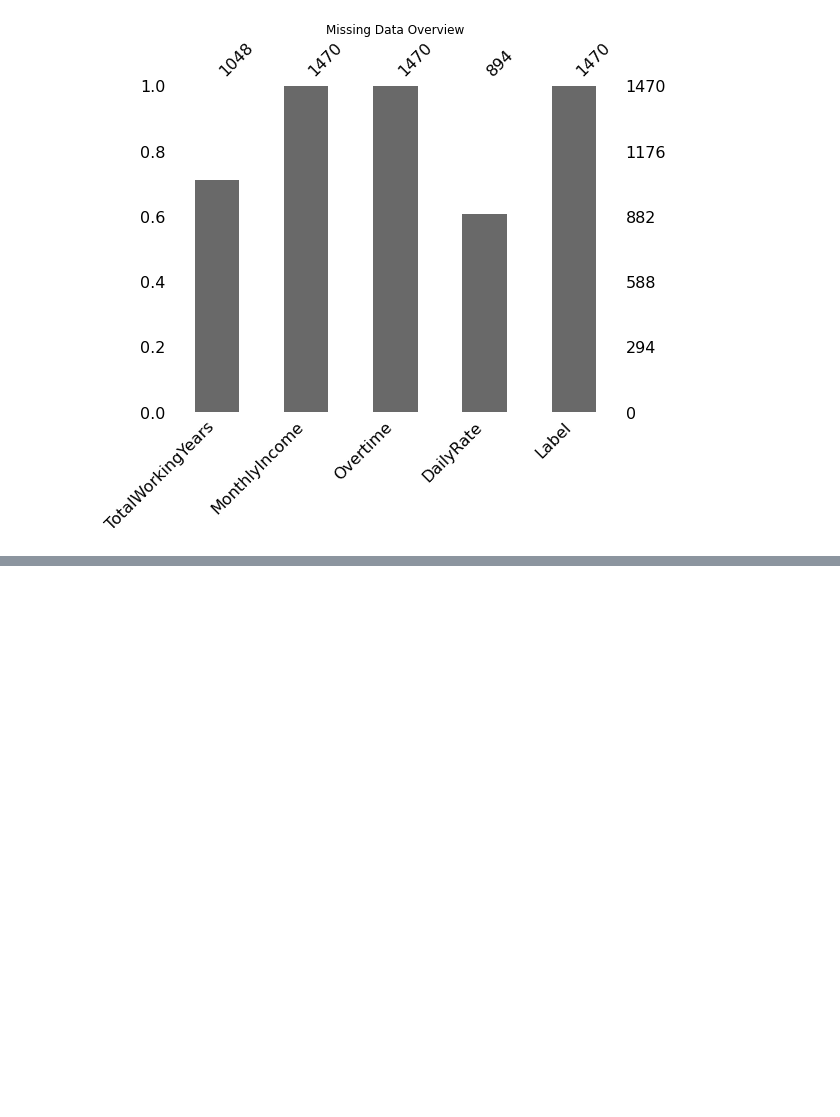
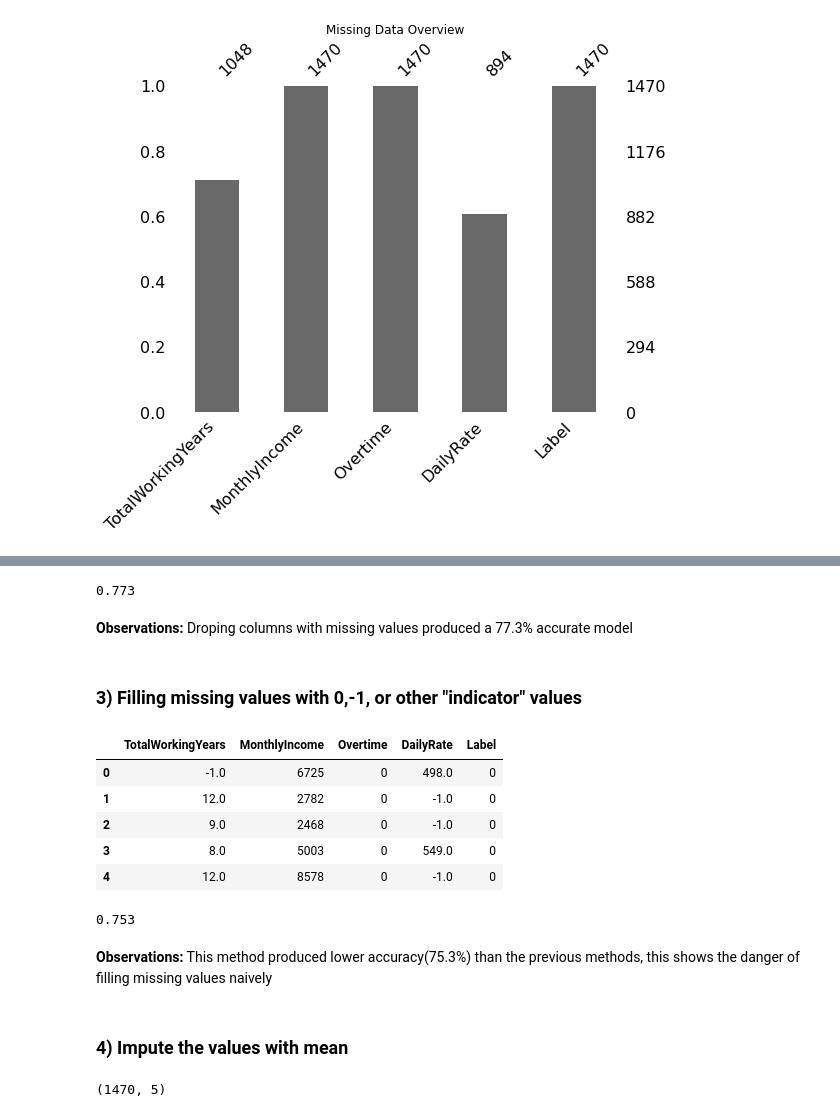
Before and after one commit to cyberholics/handling_missing_data, a Jupyter notebook: handling missing data .ipynb, the cells around one changed output, grey strips where cells are left out. Cells and saved outputs as stored; diff of their text form; code cells hidden in the pictures; blank space fills up the shorter version.

```diff
--- a/handling missing data .ipynb
+++ b/handling missing data .ipynb
@@ -71,0 +115,33 @@ Note: you may need to restart the kernel to use updated packages.
+# %%
+build_model(df_drop_col)
+# %% [output]
+0.773
+# %% [markdown]
+**Observations:** Droping columns with missing values produced a 77.3% accurate model
+# %% [markdown]
+### 3) Filling missing values with 0,-1, or other "indicator" values
+# %%
+df_sentinel=df.fillna(value=-1) #used -1 because the dataset contains non negative values, -1 is good indicator of missing values
+# %%
+df_sentinel.head()
+# %% [output]
+|  | TotalWorkingYears | MonthlyIncome | Overtime | DailyRate | Label |
+| 0 | -1.0 | 6725 | 0 | 498.0 | 0 |
+| 1 | 12.0 | 2782 | 0 | -1.0 | 0 |
+| 2 | 9.0 | 2468 | 0 | -1.0 | 0 |
+| 3 | 8.0 | 5003 | 0 | 549.0 | 0 |
+| 4 | 12.0 | 8578 | 0 | -1.0 | 0 |
+# %%
+build_model(df_sentinel)
+# %% [output]
+0.753
+# %% [markdown]
+**Observations:** This method produced lower accuracy(75.3%) than the previous methods, this shows the danger of  filling missing values naively
+# %% [markdown]
+### 4) Impute the values with mean
+# %%
+imp = SimpleImputer(strategy="mean")
+df_imputed = pd.DataFrame(imp.fit_transform(df), columns=["TotalWorkingYears", "MonthlyIncome", "Overtime", "DailyRate", "Label"])
+df_imputed.shape
+# %% [output]
+(1470, 5)
```
Also changed, not shown: parts of 26 cells of this notebook.
